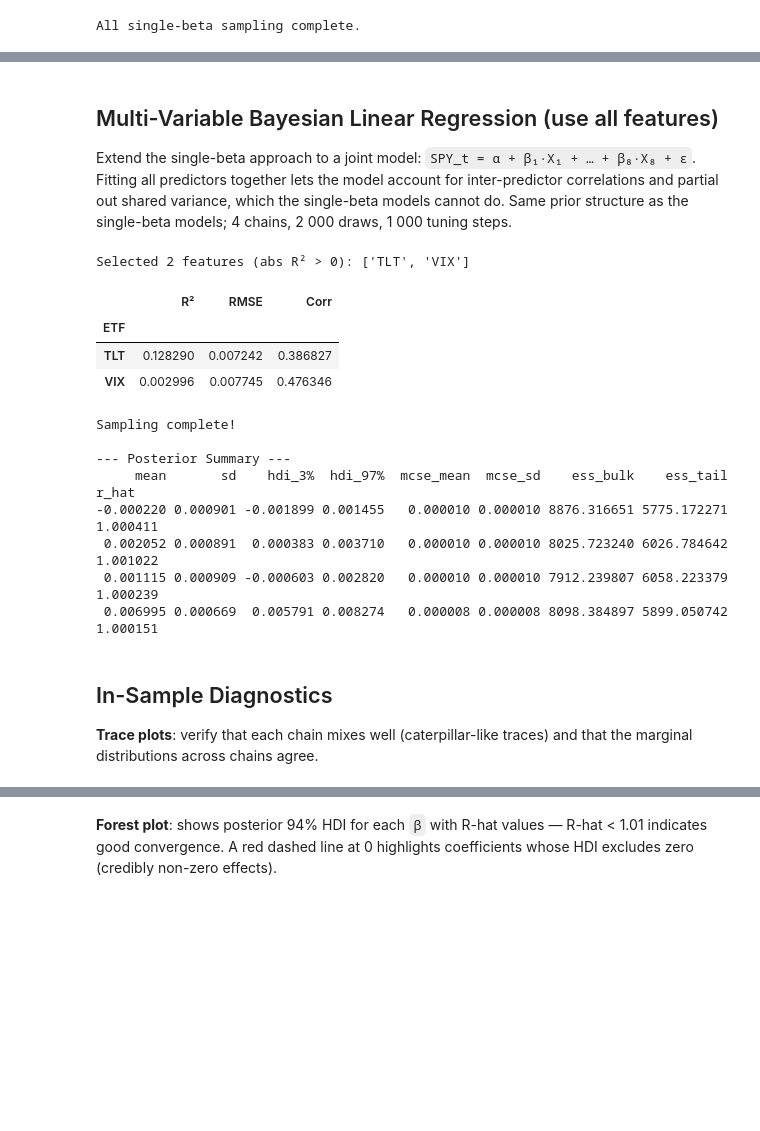
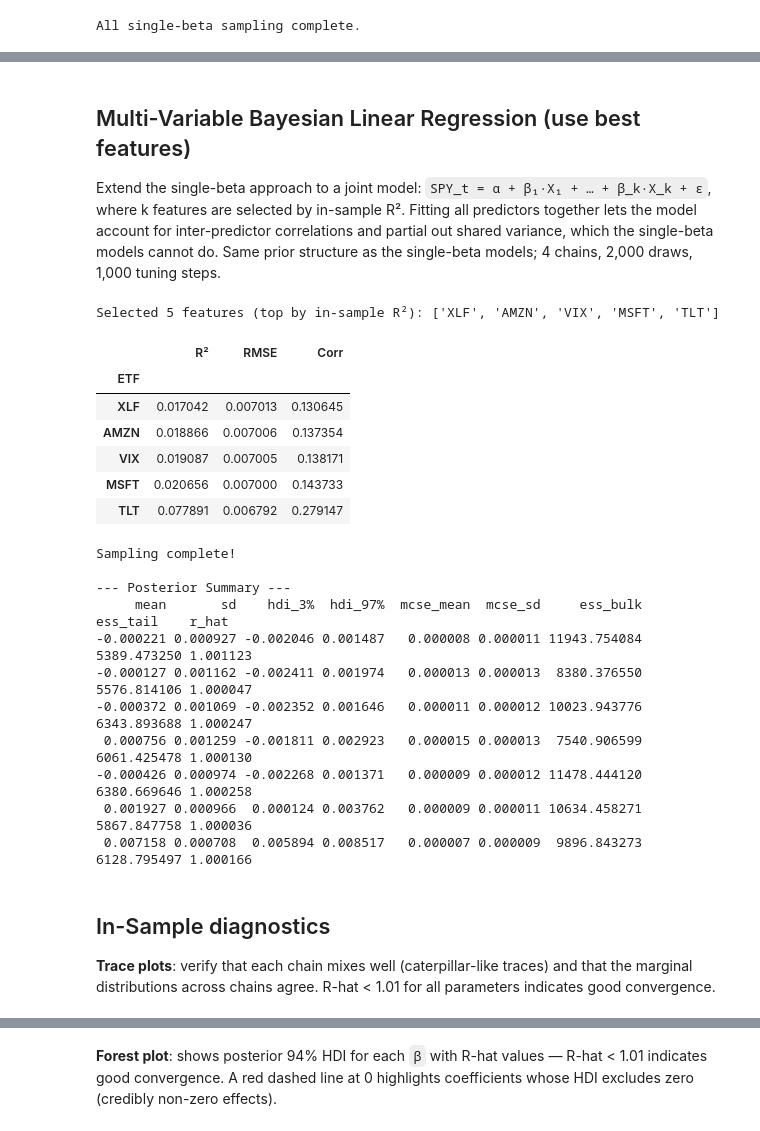
Before and after one commit to TK-Problem/random-experiments, a Jupyter notebook: 001_bayesian_linear_model.ipynb, the cells around one changed output, grey strips where cells are left out. Saved outputs shown, nothing was run; the diff lists cells and outputs as text; code cells hidden in the pictures; blank space fills up the shorter version.

```diff
--- a/001_bayesian_linear_model.ipynb
+++ b/001_bayesian_linear_model.ipynb
@@ -153,7 +155,7 @@ for i, predictor in enumerate(PREDICTORS):
         beta = pm.Normal("beta",  mu=0, sigma=0.05)
         sigma = pm.HalfNormal("sigma", sigma=0.01)
         mu = alpha + beta * x_tr
-        _  = pm.Normal("y_obs", mu=mu, sigma=sigma, observed=y_train)
+        likelihood = pm.Normal("y_obs", mu=mu, sigma=sigma, observed=y_train)
 
         trace = pm.sample(
             draws=1000,
@@ -227,26 +234,29 @@ Best single predictor by R²: TLT
 # %% [markdown]
-## Multi-Variable Bayesian Linear Regression (use all features)
+## Multi-Variable Bayesian Linear Regression (use best features)
 
 Extend the single-beta approach to a joint model:
-`SPY_t = α + β₁·X₁ + … + β₈·X₈ + ε`. Fitting all predictors together lets the model account for inter-predictor correlations and partial out shared variance, which the single-beta models cannot do. Same prior structure as the single-beta models; 4 chains, 2 000 draws, 1 000 tuning steps.
+`SPY_t = α + β₁·X₁ + … + β_k·X_k + ε`, where k features are selected by in-sample R². Fitting all predictors together lets the model account for inter-predictor correlations and partial out shared variance, which the single-beta models cannot do. Same prior structure as the single-beta models; 4 chains, 2,000 draws, 1,000 tuning steps.
 # %%
-# top features
-_df = single_metrics_df.copy()
-_df = _df.loc[_df['R²'] > 0]
-BEST_PREDICTORS = _df.index.to_list()
+# Select top 5 features by in-sample R²
+ranked_df = single_train_metrics_df.copy()
+ranked_df = ranked_df.sort_values("R²").tail(5)
+BEST_PREDICTORS = ranked_df.index.to_list()
 best_idx = [PREDICTORS.index(p) for p in BEST_PREDICTORS]
 
 X_train_multi = X_train[:, best_idx]
 X_test_multi = X_test[:, best_idx]
 
-print(f"Selected {len(BEST_PREDICTORS)} features (abs R² > 0): {BEST_PREDICTORS}")
-_df.sort_values("Corr")
+print(f"Selected {len(BEST_PREDICTORS)} features (top by in-sample R²): {BEST_PREDICTORS}")
+ranked_df.sort_values("Corr")
 # %% [output]
-Selected 2 features (abs R² > 0): ['TLT', 'VIX']
+Selected 5 features (top by in-sample R²): ['XLF', 'AMZN', 'VIX', 'MSFT', 'TLT']
 |  | R² | RMSE | Corr |
 | ETF |  |  |  |
-| TLT | 0.128290 | 0.007242 | 0.386827 |
-| VIX | 0.002996 | 0.007745 | 0.476346 |
+| XLF | 0.017042 | 0.007013 | 0.130645 |
+| AMZN | 0.018866 | 0.007006 | 0.137354 |
+| VIX | 0.019087 | 0.007005 | 0.138171 |
+| MSFT | 0.020656 | 0.007000 | 0.143733 |
+| TLT | 0.077891 | 0.006792 | 0.279147 |
 # %%
 n_features = X_train_multi.shape[1]
 
@@ -255,7 +265,7 @@ with pm.Model() as model:
     betas = pm.Normal("betas", mu=0, sigma=0.05, shape=n_features)
     sigma = pm.HalfNormal("sigma", sigma=0.01)
     mu = alpha + pm.math.dot(X_train_multi, betas)
-    _ = pm.Normal("y_obs", mu=mu, sigma=sigma, observed=y_train)
+    likelihood = pm.Normal("y_obs", mu=mu, sigma=sigma, observed=y_train)
 
     print("Sampling posterior (this may take a minute)...")
     trace = pm.sample(
@@ -279,15 +289,18 @@ post_sigma = trace.posterior["sigma"].values.flatten()
 Sampling complete!
 
 --- Posterior Summary ---
-     mean       sd    hdi_3%  hdi_97%  mcse_mean  mcse_sd    ess_bulk    ess_tail    r_hat
--0.000220 0.000901 -0.001899 0.001455   0.000010 0.000010 8876.316651 5775.172271 1.000411
- 0.002052 0.000891  0.000383 0.003710   0.000010 0.000010 8025.723240 6026.784642 1.001022
- 0.001115 0.000909 -0.000603 0.002820   0.000010 0.000010 7912.239807 6058.223379 1.000239
- 0.006995 0.000669  0.005791 0.008274   0.000008 0.000008 8098.384897 5899.050742 1.000151
+     mean       sd    hdi_3%  hdi_97%  mcse_mean  mcse_sd     ess_bulk    ess_tail    r_hat
+-0.000221 0.000927 -0.002046 0.001487   0.000008 0.000011 11943.754084 5389.473250 1.001123
+-0.000127 0.001162 -0.002411 0.001974   0.000013 0.000013  8380.376550 5576.814106 1.000047
+-0.000372 0.001069 -0.002352 0.001646   0.000011 0.000012 10023.943776 6343.893688 1.000247
+ 0.000756 0.001259 -0.001811 0.002923   0.000015 0.000013  7540.906599 6061.425478 1.000130
+-0.000426 0.000974 -0.002268 0.001371   0.000009 0.000012 11478.444120 6380.669646 1.000258
+ 0.001927 0.000966  0.000124 0.003762   0.000009 0.000011 10634.458271 5867.847758 1.000036
+ 0.007158 0.000708  0.005894 0.008517   0.000007 0.000009  9896.843273 6128.795497 1.000166
 # %% [markdown]
-## In-Sample Diagnostics
+## In-Sample diagnostics
 
-**Trace plots**: verify that each chain mixes well (caterpillar-like traces) and that the marginal distributions across chains agree.
+**Trace plots**: verify that each chain mixes well (caterpillar-like traces) and that the marginal distributions across chains agree. R-hat < 1.01 for all parameters indicates good convergence.
 # %%
 az.plot_trace(trace, var_names=["alpha", "betas", "sigma"], compact=True)
 plt.suptitle("Trace Plots", fontsize=14, y=1.02)
```
Also changed, not shown: parts of 22 cells of this notebook.
